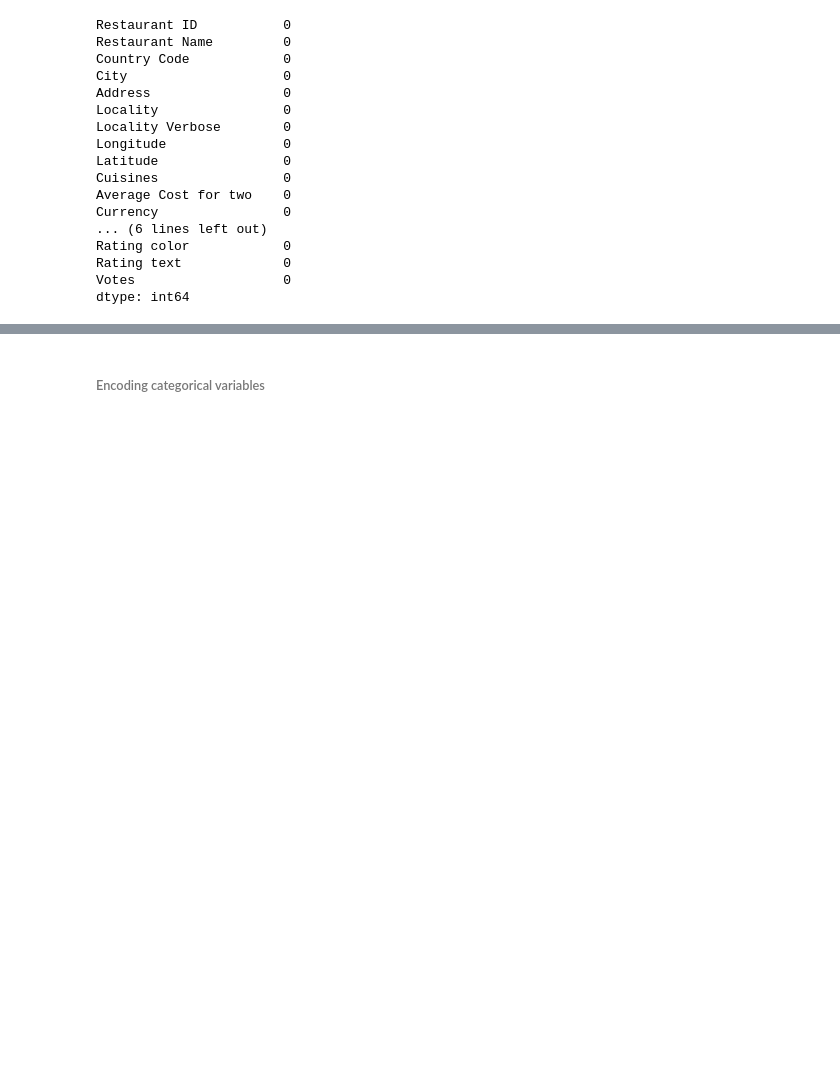
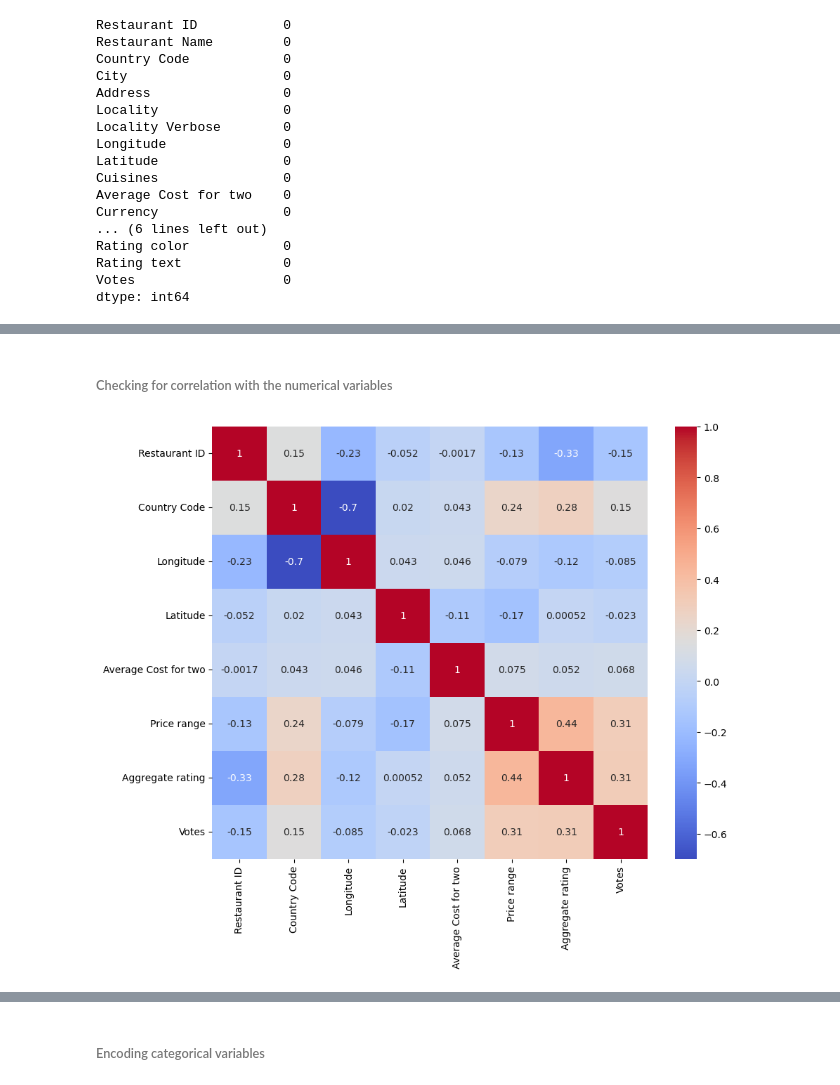
Before and after one commit to s0ul141/Cognifyz, a Jupyter notebook: Task_1.ipynb, the cells around one changed output, grey strips where cells are left out. Saved outputs shown, nothing was run; the diff lists cells and outputs as text; code cells hidden in the pictures; blank space fills up the shorter version.

```diff
--- a/Task_1.ipynb
+++ b/Task_1.ipynb
@@ -113,0 +124,14 @@ dtype: int64
+# %% [markdown]
+###### Checking for correlation with the numerical variables
+# %%
+
+import matplotlib.pyplot as plt
+# Calculate correlation matrix
+corr_matrix = df.corr()
+
+# If you want to visualize this correlation matrix, you can use seaborn's heatmap function:
+plt.figure(figsize=(10,8))
+sns.heatmap(corr_matrix, annot=True, cmap='coolwarm')
+plt.show()
+# %% [output]
+[figure, added]
```
Also changed, not shown: parts of 4 cells of this notebook.
